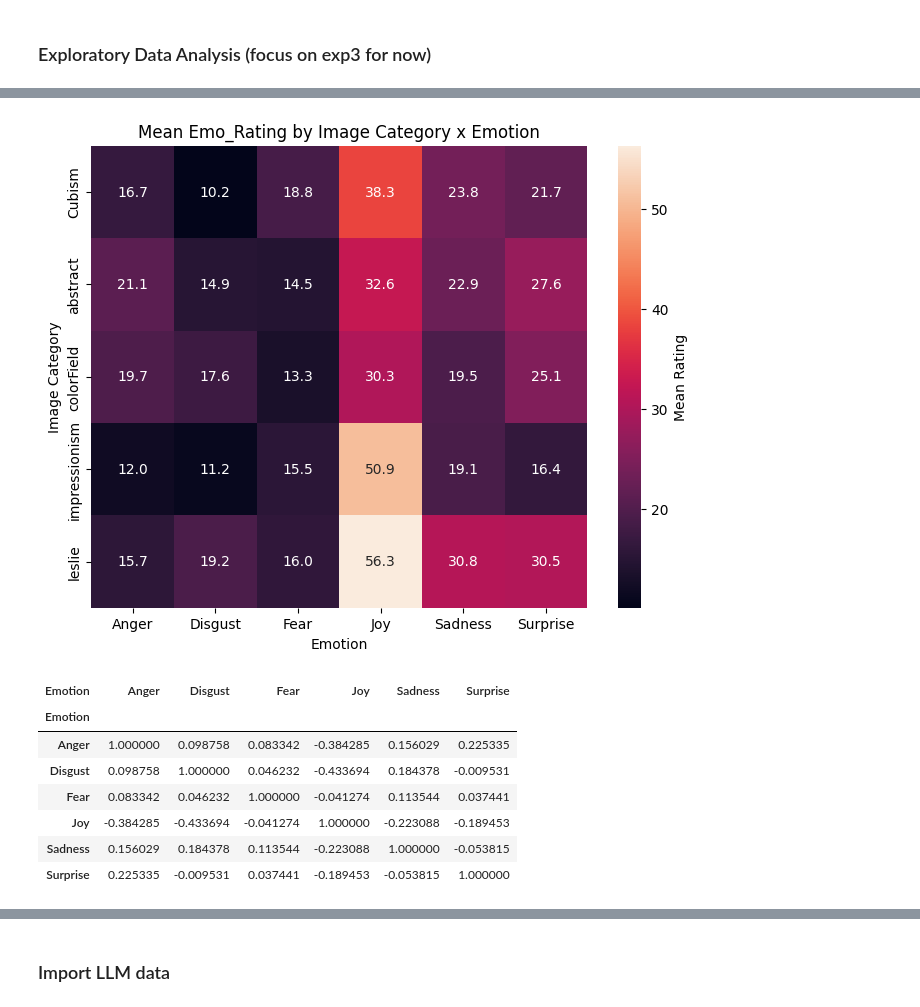
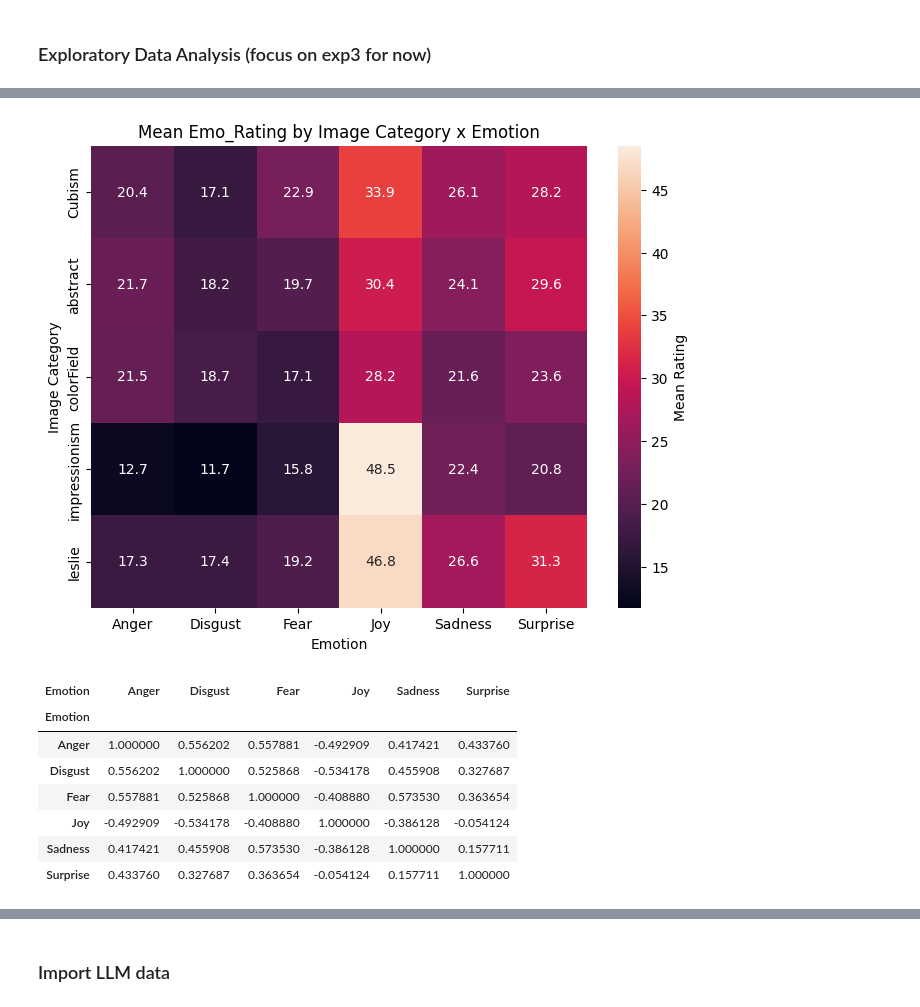
Before and after one commit to stelladongjz/emotion-art, a Jupyter notebook: analysis/human_and_LLM_ratings_EDA.ipynb, the cells around one changed output, grey strips where cells are left out. Saved outputs shown, nothing was run; the diff lists cells and outputs as text; code cells hidden in the pictures.

```diff
--- a/analysis/human_and_LLM_ratings_EDA.ipynb
+++ b/analysis/human_and_LLM_ratings_EDA.ipynb
@@ -11,5 +11,6 @@ import scipy.cluster.hierarchy as sch
 from pathlib import Path
 # %%
 #Load Data
-human_rating1 = pd.read_csv('../data/human-data/EXP1-2_MERGED.csv')
-human_rating2 = pd.read_csv('../data/human-data/exp3.csv')
+exp1_rating = pd.read_csv('../data/human-data/exp1_preprocessed.csv')
+exp2_rating = pd.read_csv('../data/human-data/exp2_preprocessed.csv')
+exp3_rating = pd.read_csv('../data/human-data/exp3_preprocessed.csv')
@@ -32,10 +17,14 @@ emo_df
 # %%
 #picking out emotion rating and combine two dataframes
 cols = ['Participant_Private','Image Name', 'Image Category', 'Emotion', 'Emo_Rating']
-human_rating_filtered1 = human_rating1[cols].copy()
-emo_df = human_rating2[cols].copy()
+exp1_rating_filtered = exp1_rating[cols].copy()
+exp2_rating_filtered = exp2_rating[cols].copy()
+exp3_rating_filtered = exp3_rating[cols].copy()
+human_df = pd.concat([exp1_rating_filtered, exp2_rating_filtered,exp3_rating_filtered], axis=0, ignore_index=True)
 
-emo_df.rename(columns={'Participant_Private':'participant'},inplace=True)
-
-human_ratings = pd.concat([human_rating_filtered1,emo_df],axis=0,ignore_index=True)
-human_ratings.rename(columns={'Participant_Private':'participant'},inplace=True)
+human_df.rename(columns={
+    'Participant_Private': 'participant',
+    'Image Name':         'image',
+    'Image Category':     'image_category',
+    'Emo_Rating':         'emo_rating'
+}, inplace=True)
@@ -72,8 +82,8 @@ plt.show()
 # %%
 # Pivot to get mean ratings
 pivot_cat_em = (
-    emo_df
-    .groupby(['Image Category','Emotion'])['Emo_Rating']
+    human_df
+    .groupby(['image_category','Emotion'])['emo_rating']
     .mean()
     .unstack()
 )
@@ -89,20 +99,20 @@ plt.ylabel('Image Category')
 plt.xlabel('Emotion')
 plt.show()
 # %% [output]
-[figure, old version]
+[figure, new version]
 # %%
-img_avg = emo_df.groupby(['Image Name','Emotion'])['Emo_Rating'].mean().unstack()
+img_avg = human_df.groupby(['image','Emotion'])['emo_rating'].mean().unstack()
 corr = img_avg.corr()
 corr
 # %% [output]
 | Emotion | Anger | Disgust | Fear | Joy | Sadness | Surprise |
 | Emotion |  |  |  |  |  |  |
-| Anger | 1.000000 | 0.098758 | 0.083342 | -0.384285 | 0.156029 | 0.225335 |
-| Disgust | 0.098758 | 1.000000 | 0.046232 | -0.433694 | 0.184378 | -0.009531 |
-| Fear | 0.083342 | 0.046232 | 1.000000 | -0.041274 | 0.113544 | 0.037441 |
-| Joy | -0.384285 | -0.433694 | -0.041274 | 1.000000 | -0.223088 | -0.189453 |
-| Sadness | 0.156029 | 0.184378 | 0.113544 | -0.223088 | 1.000000 | -0.053815 |
-| Surprise | 0.225335 | -0.009531 | 0.037441 | -0.189453 | -0.053815 | 1.000000 |
+| Anger | 1.000000 | 0.556202 | 0.557881 | -0.492909 | 0.417421 | 0.433760 |
+| Disgust | 0.556202 | 1.000000 | 0.525868 | -0.534178 | 0.455908 | 0.327687 |
+| Fear | 0.557881 | 0.525868 | 1.000000 | -0.408880 | 0.573530 | 0.363654 |
+| Joy | -0.492909 | -0.534178 | -0.408880 | 1.000000 | -0.386128 | -0.054124 |
+| Sadness | 0.417421 | 0.455908 | 0.573530 | -0.386128 | 1.000000 | 0.157711 |
+| Surprise | 0.433760 | 0.327687 | 0.363654 | -0.054124 | 0.157711 | 1.000000 |
 # %%
 
 # 4.1 Compute per-image emotion profiles
```
Also changed, not shown: parts of 15 cells of this notebook.
